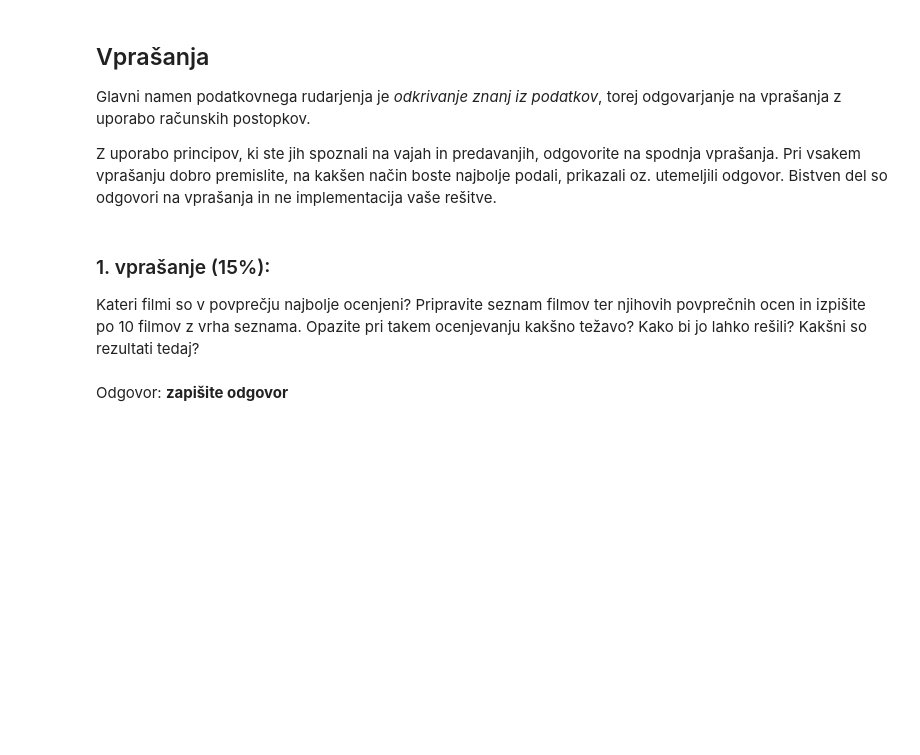
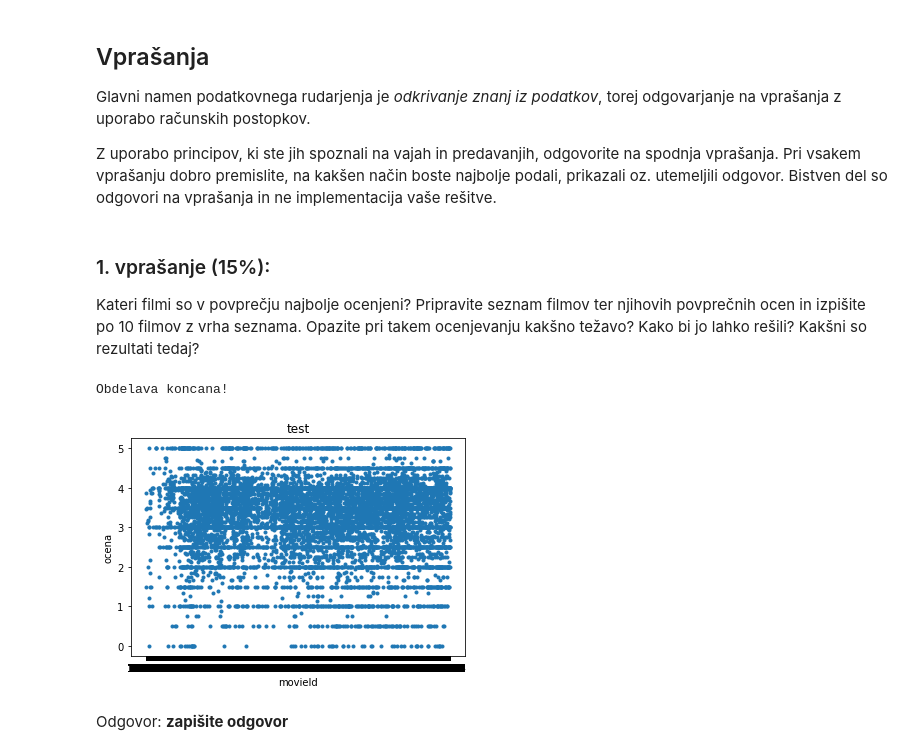
Before and after one commit to simcicandraz/PR18DNas, a Jupyter notebook: dn1/n1_priprava_pregled.ipynb, the cells around one changed output. Drawn from its saved outputs; the diff is of its cells as text; code cells hidden in the pictures; blank space fills up the shorter version.

```diff
--- a/dn1/n1_priprava_pregled.ipynb
+++ b/dn1/n1_priprava_pregled.ipynb
@@ -149,3 +152,44 @@ rezultati tedaj?
+# %%
+# PRIPRAVA PODATKOV
+# moviesAvgRating: [0]...MovieId, [1]...AvgRating, [2]...number of adds
+moviesAvgRating = [];
+moviesAvgRating.append([]);
+moviesAvgRating.append([]);
+moviesAvgRating.append([]);
+
+for i in movies[0]:
+    moviesAvgRating[0].append(i);
+    moviesAvgRating[1].append(0);
+    moviesAvgRating[2].append(0);
+
+for i in range(0,len(rating[1])):
+    #print("gledamo {}".format(rating[1][i], moviesAvgRating[0]));
+    #tmpIndex = moviesAvgRating[0].index(rating[1][i]) if rating[1][i] in moviesAvgRating[0] else -1
+    #print(tmpIndex)
+    if rating[1][i] in moviesAvgRating[0]:
+        #print(rating[1][i]);
+        tmpIndex = moviesAvgRating[0].index(rating[1][i]);
+        #print(tmpIndex);
+        moviesAvgRating[1][tmpIndex] += float(rating[2][i]);
+        moviesAvgRating[2][tmpIndex] += 1;
+
+for i in range(0,len(moviesAvgRating[2])):
+    if (moviesAvgRating[2][i] != 0):
+        moviesAvgRating[1][i] /= float(moviesAvgRating[2][i]);
+
+#moviesAvgRating[1]
+print("Obdelava koncana!")
+# %% [output]
+Obdelava koncana!
+# %%
+# OBDELAVA PODATKOV
+plt.figure();
+plt.plot(moviesAvgRating[0],moviesAvgRating[1], '.');
+plt.xlabel('movieId');
+plt.ylabel('ocena');
+plt.title('test');
+# %% [output]
+[figure, added]
 # %% [markdown]
 Odgovor: **zapišite odgovor**
 # %% [markdown]
```
Also changed, not shown: parts of 2 cells of this notebook.
